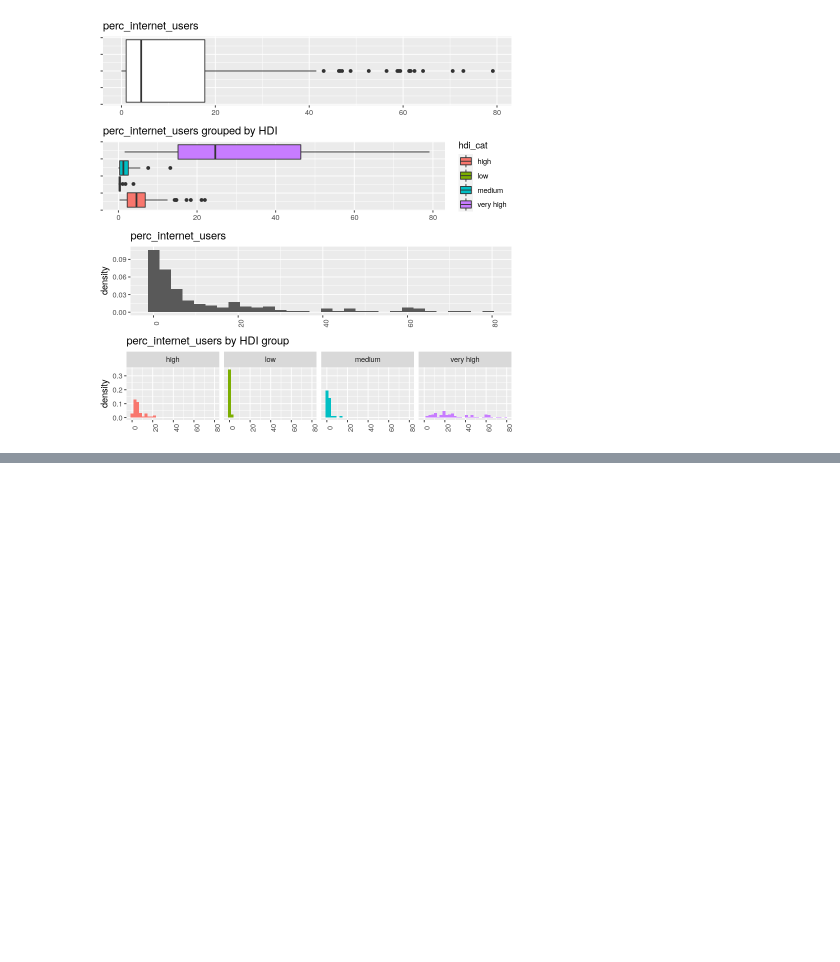
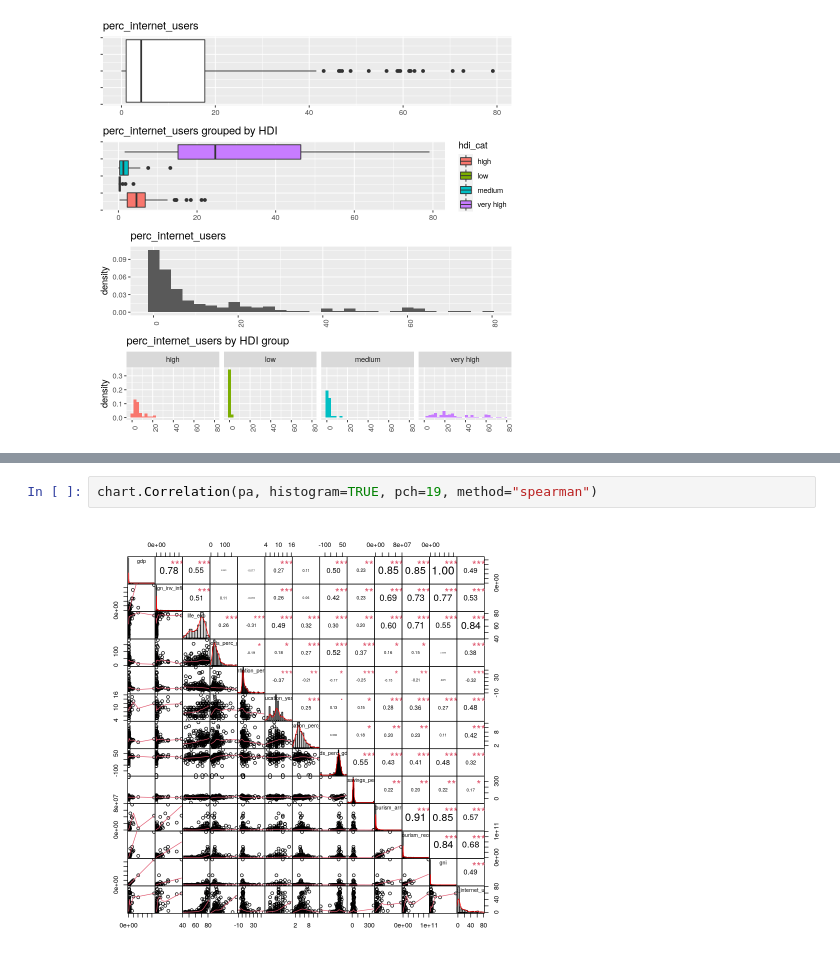
Before and after one commit to dreth/UC3MStatisticalLearning, a Jupyter notebook: EDA.ipynb, the cells around one changed output, grey strips where cells are left out. Drawn from its saved outputs; the diff is of its cells as text; blank space fills up the shorter version.

```diff
--- a/EDA.ipynb
+++ b/EDA.ipynb
@@ -267,0 +299,4 @@ Warning message in if (density == "default") {:
+# %%
+chart.Correlation(pa, histogram=TRUE, pch=19, method="spearman")
+# %% [output]
+[figure, added]
```
Also changed, not shown: parts of 13 cells of this notebook, 1 other file.
